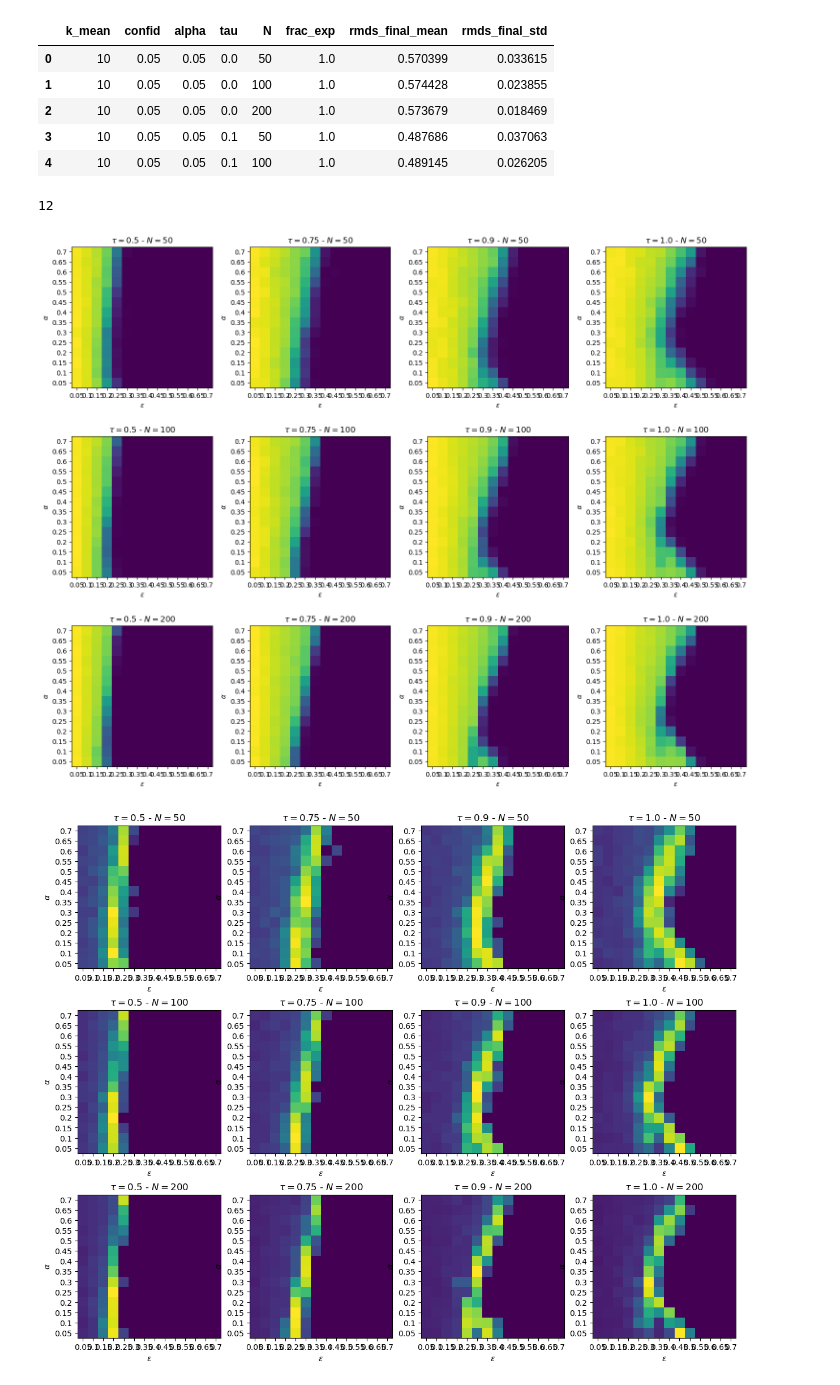
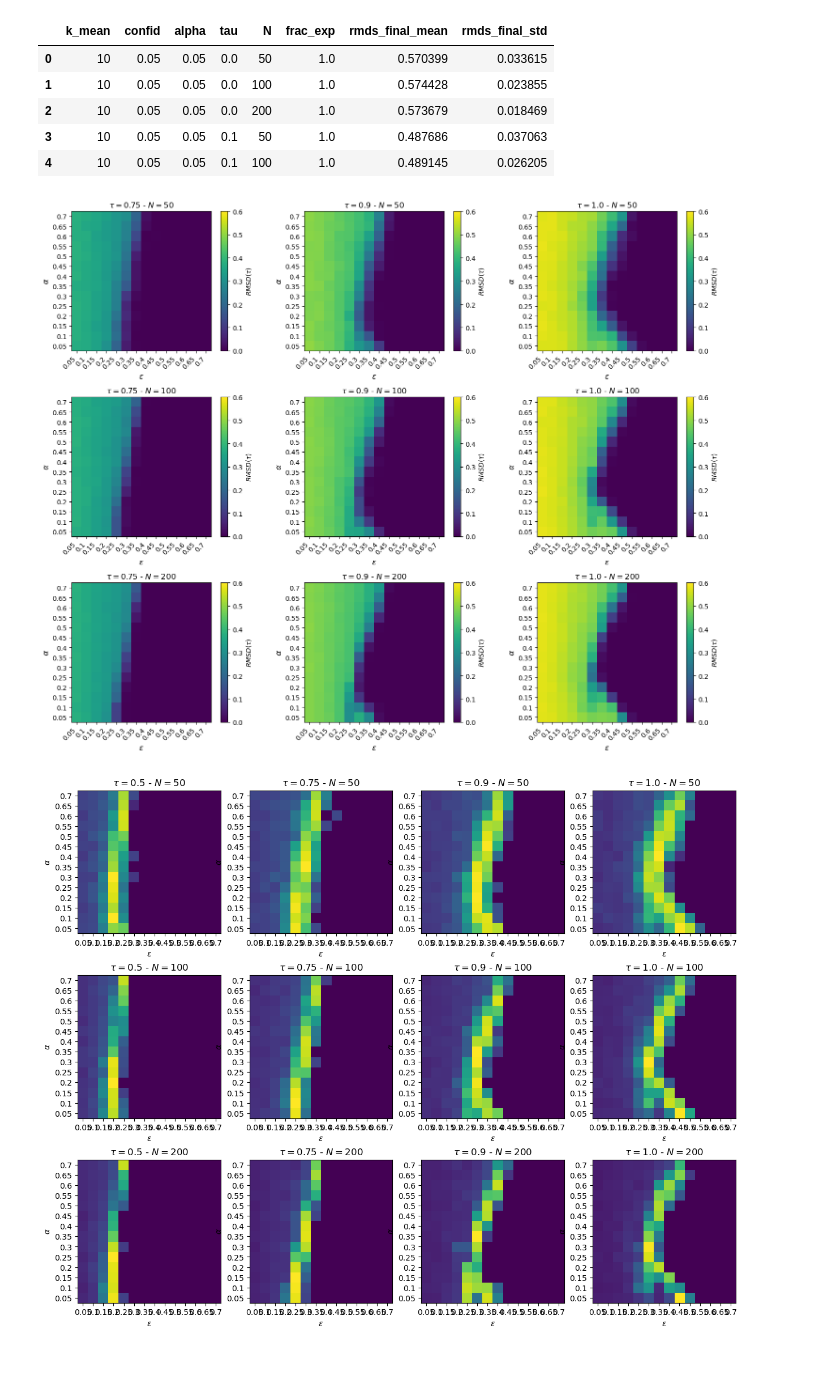
Before and after one commit to Loreb92/course-project-opinion-dynamics-experts, a Jupyter notebook: notebook/1.0.1_check_results_only_experts.ipynb, the cells around one changed output. Cells and saved outputs as stored; diff of their text form; code cells hidden in the pictures.

```diff
--- a/notebook/1.0.1_check_results_only_experts.ipynb
+++ b/notebook/1.0.1_check_results_only_experts.ipynb
@@ -46,4 +46,4 @@ res.head()
 | 4 | 10 | 0.05 | 0.05 | 0.1 | 100 | 1.0 | 0.489145 | 0.026205 |
 # %%
 # remove some values of truth due simmetry
-res = res[res.tau >= 0.5]
+res = res[res.tau >= 0.75]
@@ -53,44 +50,37 @@ res_ = res[(res.N == 100)&(res.tau == 0.75)&(res.k_mean == 20)][['confid', 'alph
-# %%
-i = 0
-for group, rows in res[(res.k_mean == 20)].groupby(['N', 'tau']):
-    i += 1
-i
-# %% [output]
-12
 # %%
 plt.figure(figsize=(15,12))
 n_plot = 1
 for group, rows in res[(res.k_mean == 20)].sort_values(['N', 'tau']).groupby(['N', 'tau']):
 
     rows = rows[['confid', 'alpha', 'rmds_final_mean', 'rmds_final_std']]
     vals = rows.confid.sort_values().unique().tolist()
 
     #rows.loc[:, 'x'] = rows.confid.apply(lambda i: vals.index(i))
     #rows.loc[:, 'y'] = rows.alpha.apply(lambda i: vals.index(i))
 
     mat = np.empty((len(vals), len(vals)))
     for _, row in rows.iterrows():
         mat[int(vals.index(row.alpha)), int(vals.index(row.confid))] = row.rmds_final_mean
 
     mat = mat[::-1, :]
 
-    plt.subplot(3, 4, n_plot)
-    ax = plt.matshow(mat, fignum=0)
+    plt.subplot(3, 3, n_plot)
+    ax = plt.matshow(mat, fignum=0, vmin=0, vmax=0.6)
 
-    #plt.colorbar()
+    plt.colorbar(label=r'$RMSD\left(\tau\right)$')
 
     plt.title(fr"$\tau={group[1]}$ - $N={group[0]}$")
-    plt.xlabel(r"$\epsilon$")
-    plt.ylabel(r"$\alpha$")
-    plt.xticks(range(len(vals)), vals);
+    plt.xlabel(r"$\epsilon$", fontsize=12)
+    plt.ylabel(r"$\alpha$", fontsize=12)
+    plt.xticks(range(len(vals)), vals, rotation=45, ha='right');
     plt.yticks(range(len(vals)), vals[::-1]);
     plt.gca().xaxis.tick_bottom()
 
     n_plot += 1
 
 plt.tight_layout()
 # %% [output]
-[figure, old version]
+[figure, new version]
 # %%
 plt.figure(figsize=(15,12))
 n_plot = 1
```
Also changed, not shown: parts of 1 cell of this notebook, 7 other files.
